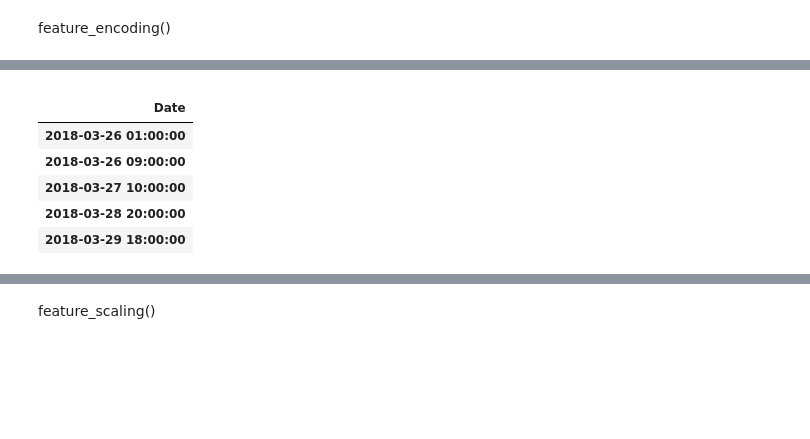
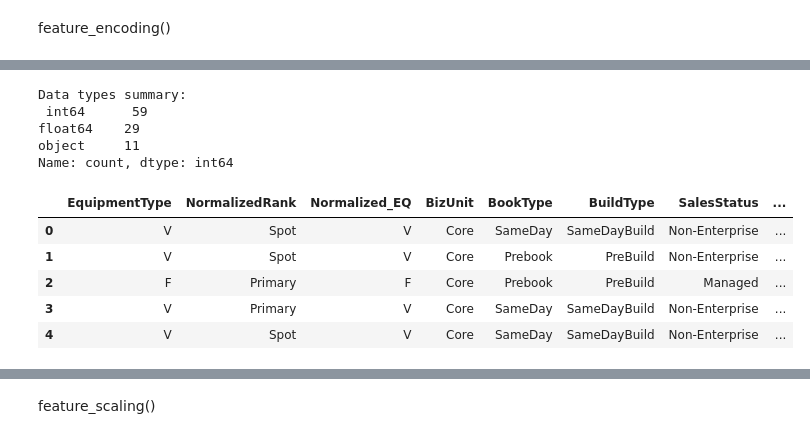
Before and after one commit to Rain-Elutions/Data-Processing-Automation, a Jupyter notebook: test.ipynb, the cells around one changed output, grey strips where cells are left out. Cells and saved outputs as stored; diff of their text form; code cells hidden in the pictures; blank space fills up the shorter version.

```diff
--- a/test.ipynb
+++ b/test.ipynb
@@ -37,8 +37,8 @@ data_exp = DataExploration()
 # df = data_exp.load_data('./data/sasol_data_sample.csv', parse_dates=True, index_col=0)
 # df = data_exp.load_data('./data/coyote_data_sample_100.xlsx', parse_dates=False, index_col=0)
 # df = data_exp.load_data('./data/coyote_data_sample_1000.pickle', parse_dates=False, index_col=0)
-# df = data_exp.load_data('./data/coyote_0731_1000.xlsx', parse_dates=False, index_col=False)
-df = data_exp.load_data('./data/Essar_RE_Boilers_B21_sample.csv', parse_dates=True, index_col=0)
+df = data_exp.load_data('./data/coyote_0731_1000.xlsx', parse_dates=False, index_col=False)
+# df = data_exp.load_data('./data/Essar_RE_Boilers_B21_sample.csv', parse_dates=True, index_col=0)
 # df = data_exp.load_data('./data/Savola_RO_BLEACHING_sample.csv', parse_dates=True, index_col=0)
 # df = data_exp.load_data('./data/SWCC_sample_1000.csv', parse_dates=True, index_col=0)
 # %%
@@ -232,5 +230,7 @@ data_preprocessing = DataPreprocessing(df)
 # %% [markdown]
 feature_encoding()
+# %%
+df = data_exp.load_data('./data/coyote_0731_1000.xlsx', parse_dates=False, index_col=False)
 # %%
 data_exploration = DataExploration()
 data_exploration.summarize_data_type(df)
@@ -240,6 +243,6 @@ Data types summary:
 Name: count, dtype: int64
 # %%
-be = BinaryEncoding(df, 'HPBH:221F008 Stanlow')
+be = BinaryEncoding(df, 'TotalCostUSD')
 bool_cols = be.get_columns()
 df[bool_cols].head()
 # %% [output]
@@ -264,15 +265,22 @@ df[bool_cols].head()
+# %%
+data_exploration.summarize_data_type(df)
+# %% [output]
+Data types summary:
+ int64      59
+float64    29
+object     11
+Name: count, dtype: int64
 # %%
-te = TargetEncoding(df, 'HPBH:221F008 Stanlow')
+te = TargetEncoding(df, ['TotalCostUSD'])
 categorical_cols = te.get_columns()
 df[categorical_cols].head()
 # %% [output]
-|  |
-| Date |
-| 2018-03-26 01:00:00 |
-| 2018-03-26 09:00:00 |
-| 2018-03-27 10:00:00 |
-| 2018-03-28 20:00:00 |
-| 2018-03-29 18:00:00 |
+|  | EquipmentType | NormalizedRank | Normalized_EQ | BizUnit | BookType | BuildType | SalesStatus | ... |
+| 0 | V | Spot | V | Core | SameDay | SameDayBuild | Non-Enterprise | ... |
+| 1 | V | Spot | V | Core | Prebook | PreBuild | Non-Enterprise | ... |
+| 2 | F | Primary | F | Core | Prebook | PreBuild | Managed | ... |
+| 3 | V | Primary | V | Core | SameDay | SameDayBuild | Non-Enterprise | ... |
+| 4 | V | Spot | V | Core | SameDay | SameDayBuild | Non-Enterprise | ... |
 # %%
 df = te.encode()
 df[categorical_cols].head()
```
Also changed, not shown: parts of 20 cells of this notebook, 1 other file.
